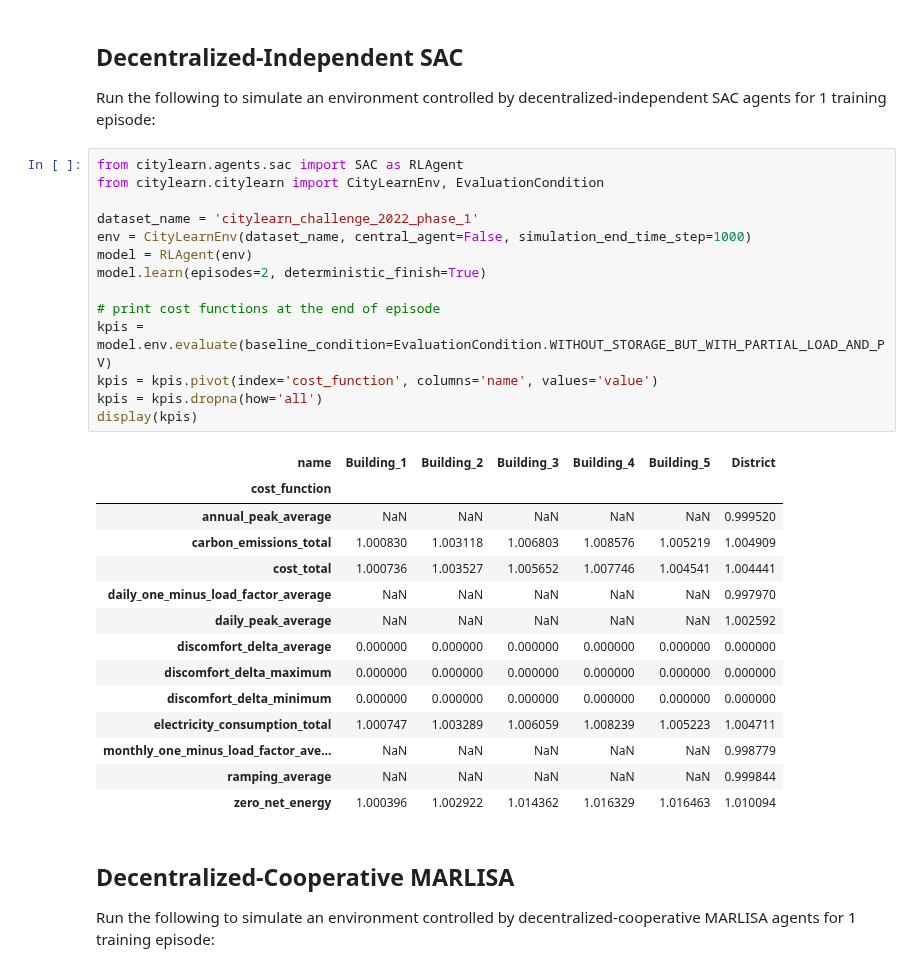
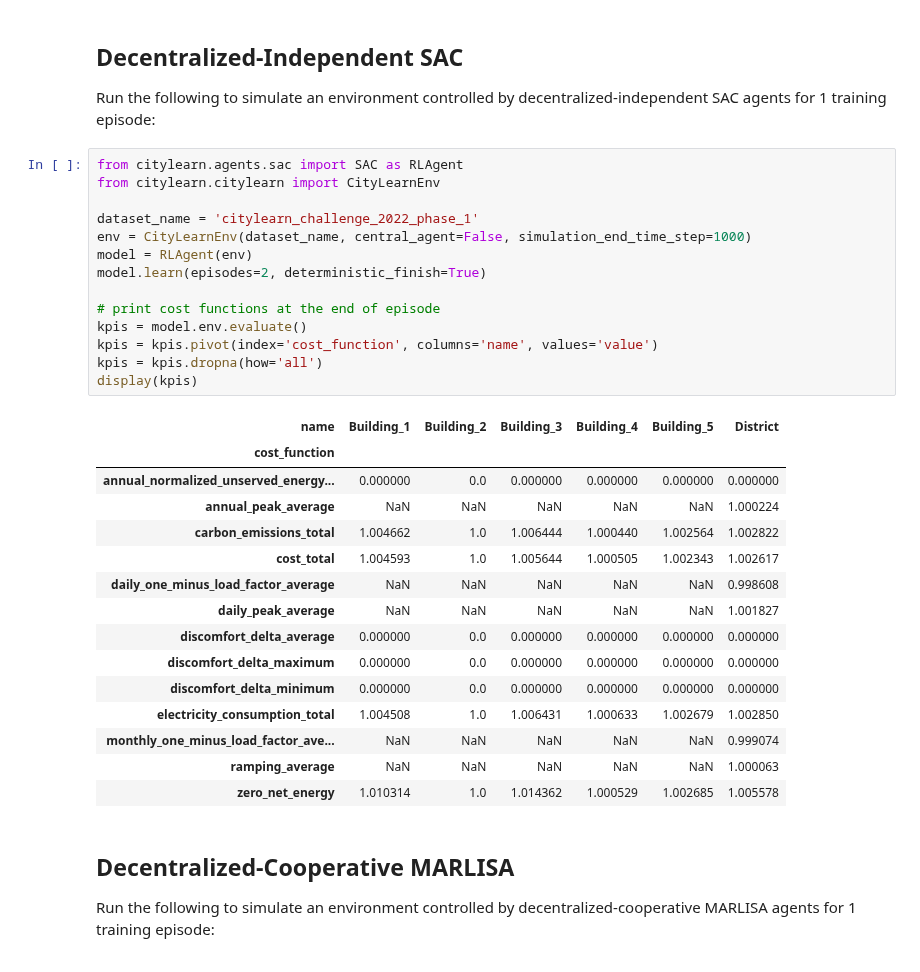
Before and after one commit to intelligent-environments-lab/CityLearn, a Jupyter notebook: examples/quickstart.ipynb, the cells around one changed output. Drawn from its saved outputs; the diff is of its cells as text.

Commit message:
updated to use latest CityLearn version

```diff
--- a/examples/quickstart.ipynb
+++ b/examples/quickstart.ipynb
@@ -44,33 +45,34 @@ display(kpis)
 Run the following to simulate an environment controlled by decentralized-independent SAC agents for 1 training episode:
 # %%
 from citylearn.agents.sac import SAC as RLAgent
-from citylearn.citylearn import CityLearnEnv, EvaluationCondition
+from citylearn.citylearn import CityLearnEnv
 
 dataset_name = 'citylearn_challenge_2022_phase_1'
 env = CityLearnEnv(dataset_name, central_agent=False, simulation_end_time_step=1000)
 model = RLAgent(env)
 model.learn(episodes=2, deterministic_finish=True)
 
 # print cost functions at the end of episode
-kpis = model.env.evaluate(baseline_condition=EvaluationCondition.WITHOUT_STORAGE_BUT_WITH_PARTIAL_LOAD_AND_PV)
+kpis = model.env.evaluate()
 kpis = kpis.pivot(index='cost_function', columns='name', values='value')
 kpis = kpis.dropna(how='all')
 display(kpis)
 # %% [output]
 | name | Building_1 | Building_2 | Building_3 | Building_4 | Building_5 | District |
 | cost_function |  |  |  |  |  |  |
-| annual_peak_average | NaN | NaN | NaN | NaN | NaN | 0.999520 |
-| carbon_emissions_total | 1.000830 | 1.003118 | 1.006803 | 1.008576 | 1.005219 | 1.004909 |
-| cost_total | 1.000736 | 1.003527 | 1.005652 | 1.007746 | 1.004541 | 1.004441 |
-| daily_one_minus_load_factor_average | NaN | NaN | NaN | NaN | NaN | 0.997970 |
-| daily_peak_average | NaN | NaN | NaN | NaN | NaN | 1.002592 |
-| discomfort_delta_average | 0.000000 | 0.000000 | 0.000000 | 0.000000 | 0.000000 | 0.000000 |
-| discomfort_delta_maximum | 0.000000 | 0.000000 | 0.000000 | 0.000000 | 0.000000 | 0.000000 |
-| discomfort_delta_minimum | 0.000000 | 0.000000 | 0.000000 | 0.000000 | 0.000000 | 0.000000 |
-| electricity_consumption_total | 1.000747 | 1.003289 | 1.006059 | 1.008239 | 1.005223 | 1.004711 |
-| monthly_one_minus_load_factor_ave... | NaN | NaN | NaN | NaN | NaN | 0.998779 |
-| ramping_average | NaN | NaN | NaN | NaN | NaN | 0.999844 |
-| zero_net_energy | 1.000396 | 1.002922 | 1.014362 | 1.016329 | 1.016463 | 1.010094 |
+| annual_normalized_unserved_energy... | 0.000000 | 0.0 | 0.000000 | 0.000000 | 0.000000 | 0.000000 |
+| annual_peak_average | NaN | NaN | NaN | NaN | NaN | 1.000224 |
+| carbon_emissions_total | 1.004662 | 1.0 | 1.006444 | 1.000440 | 1.002564 | 1.002822 |
+| cost_total | 1.004593 | 1.0 | 1.005644 | 1.000505 | 1.002343 | 1.002617 |
+| daily_one_minus_load_factor_average | NaN | NaN | NaN | NaN | NaN | 0.998608 |
+| daily_peak_average | NaN | NaN | NaN | NaN | NaN | 1.001827 |
+| discomfort_delta_average | 0.000000 | 0.0 | 0.000000 | 0.000000 | 0.000000 | 0.000000 |
+| discomfort_delta_maximum | 0.000000 | 0.0 | 0.000000 | 0.000000 | 0.000000 | 0.000000 |
+| discomfort_delta_minimum | 0.000000 | 0.0 | 0.000000 | 0.000000 | 0.000000 | 0.000000 |
+| electricity_consumption_total | 1.004508 | 1.0 | 1.006431 | 1.000633 | 1.002679 | 1.002850 |
+| monthly_one_minus_load_factor_ave... | NaN | NaN | NaN | NaN | NaN | 0.999074 |
+| ramping_average | NaN | NaN | NaN | NaN | NaN | 1.000063 |
+| zero_net_energy | 1.010314 | 1.0 | 1.014362 | 1.000529 | 1.002685 | 1.005578 |
 # %% [markdown]
 ## Decentralized-Cooperative MARLISA
 
```
Also changed, not shown: parts of 5 cells of this notebook.
